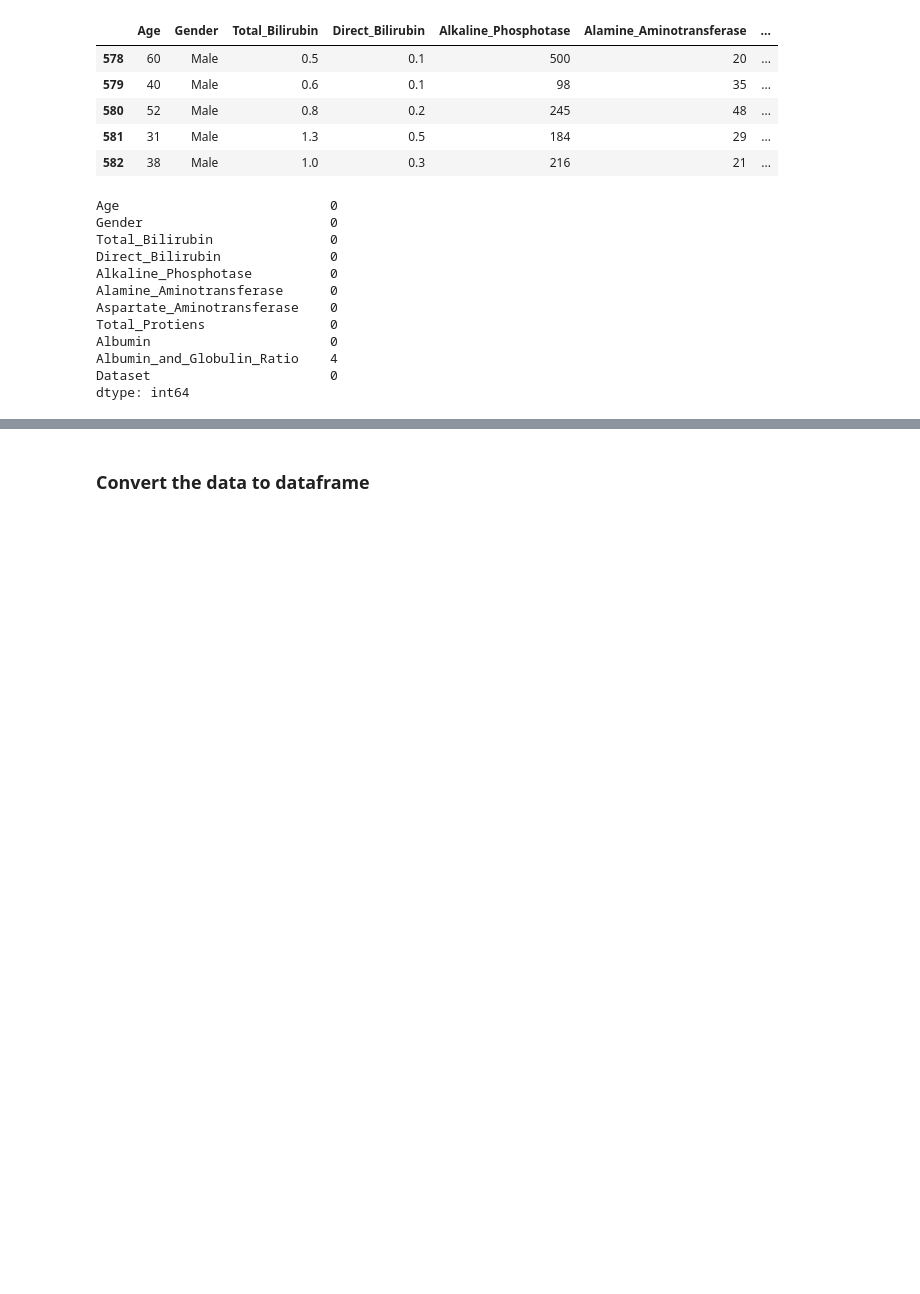
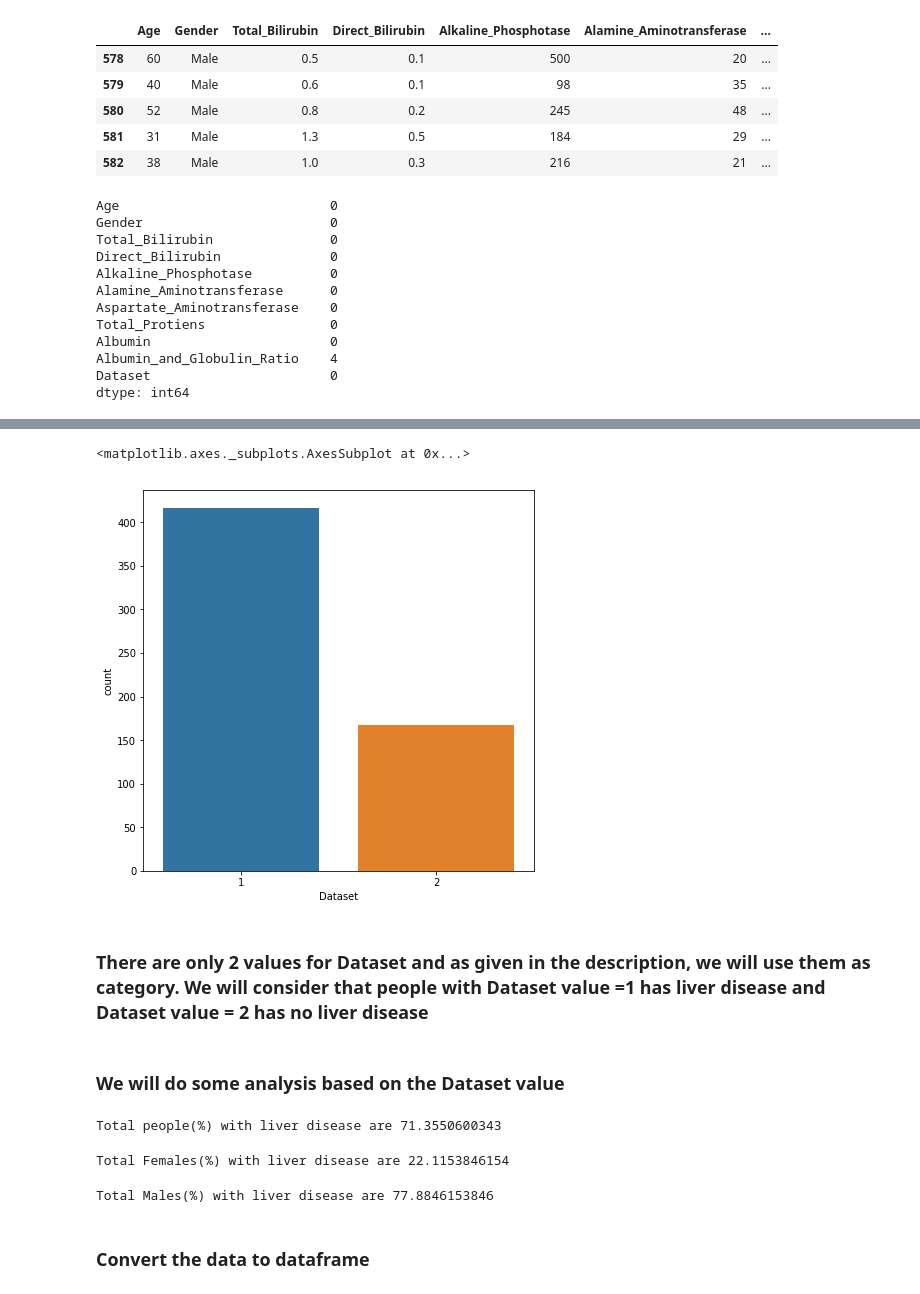
Before and after one commit to vishalvb/Kaggle, a Jupyter notebook: Liver_Patient_Analysis/Liver_Patient_Analysis.ipynb, the cells around one changed output, grey strips where cells are left out. Cells and saved outputs as stored; diff of their text form; code cells hidden in the pictures; blank space fills up the shorter version.

```diff
--- a/Liver_Patient_Analysis/Liver_Patient_Analysis.ipynb
+++ b/Liver_Patient_Analysis/Liver_Patient_Analysis.ipynb
@@ -77,3 +73,26 @@ sns.countplot(x='Gender',data=data)
+# %%
+plt.rcParams['figure.figsize']=(7,7)
+sns.countplot(x='Dataset',data=data)
+# %% [output]
+<matplotlib.axes._subplots.AxesSubplot at 0x...>
+[figure, added]
+# %% [markdown]
+### There are only 2 values for Dataset and as given in the description, we will use them as category. We will consider that people with Dataset value =1 has liver disease and Dataset value = 2 has no liver disease
+# %% [markdown]
+### We will do some analysis based on the Dataset value
+# %%
+people_with_liver_disease = np.sum(data['Dataset'] == 1)
+print('Total people(%) with liver disease are',np.sum(data['Dataset'] == 1) / len(data) * 100)
+# %% [output]
+Total people(%) with liver disease are 71.3550600343
+# %%
+print('Total Females(%) with liver disease are',np.sum((data['Gender'] == 'Female') & (data['Dataset'] == 1)) / people_with_liver_disease * 100)
+# %% [output]
+Total Females(%) with liver disease are 22.1153846154
+# %%
+print('Total Males(%) with liver disease are',np.sum((data['Gender'] == 'Male') & (data['Dataset'] == 1)) / people_with_liver_disease * 100)
+# %% [output]
+Total Males(%) with liver disease are 77.8846153846
 # %% [markdown]
 ### Convert the data to dataframe
 # %%
```
Also changed, not shown: parts of 4 cells of this notebook.
